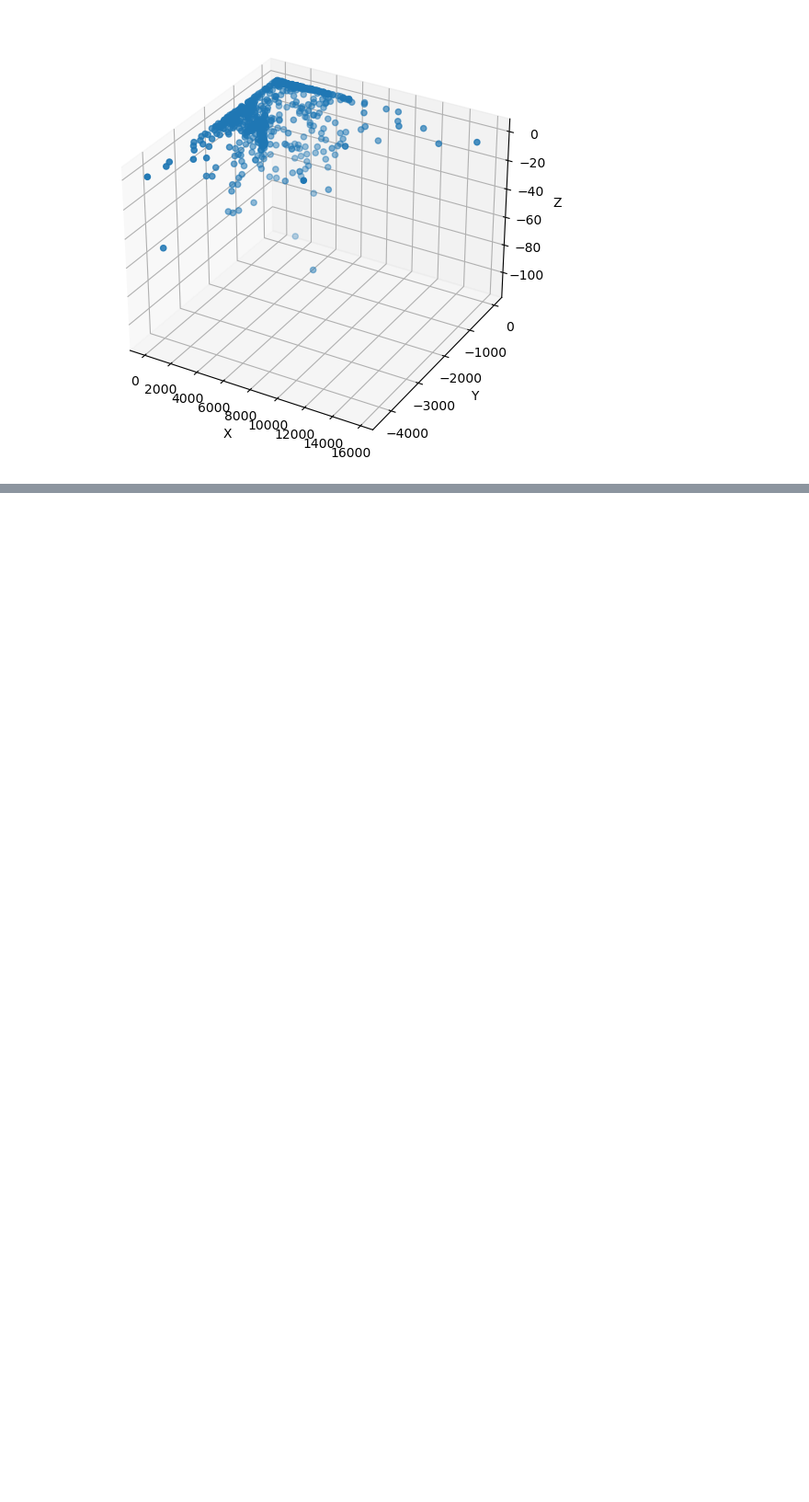
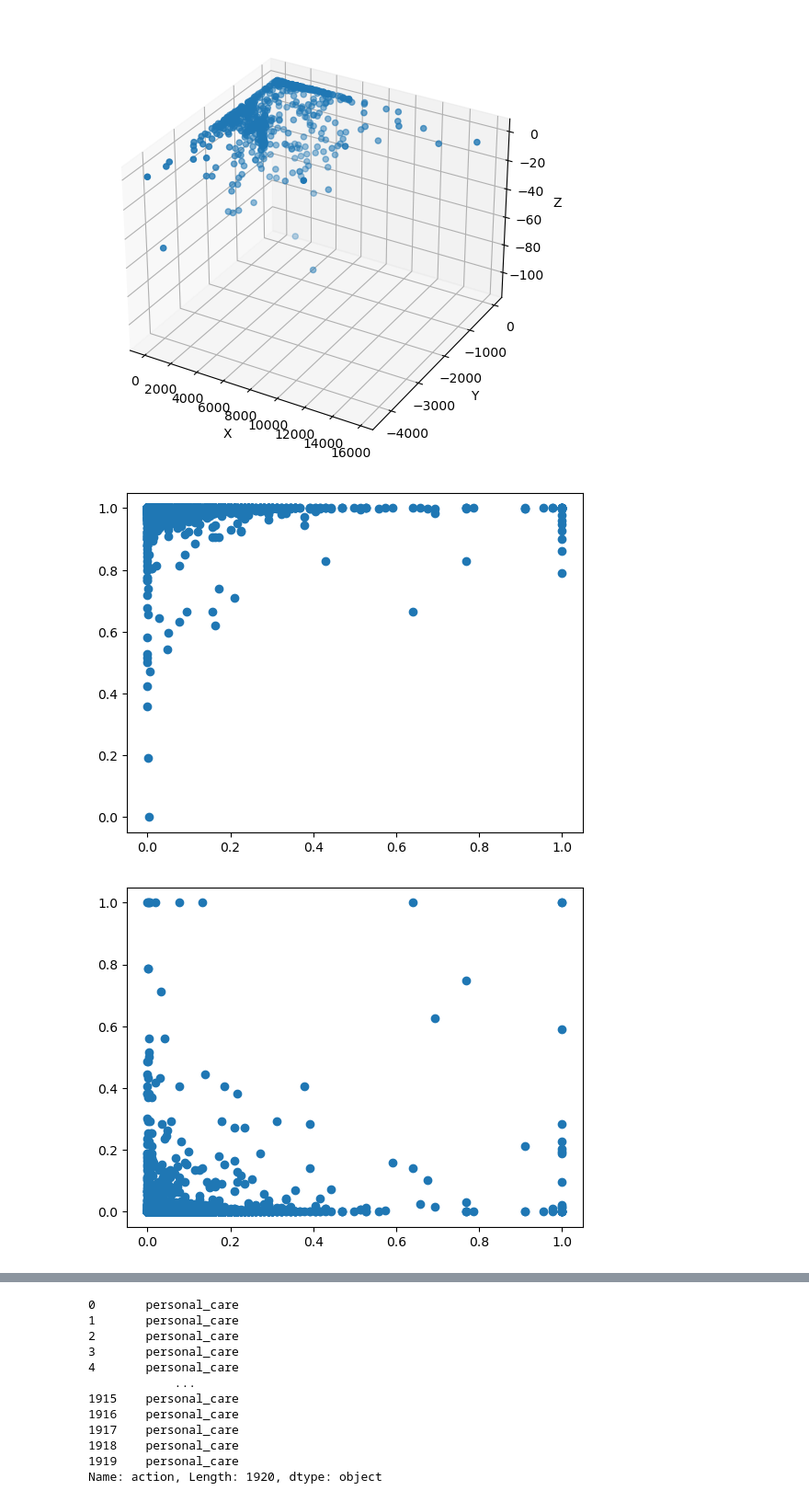
Before and after one commit to ianpark318/ETRI2023, a Jupyter notebook: EDA_minseong.ipynb, the cells around one changed output, grey strips where cells are left out. Shown at 92% size. Drawn from its saved outputs; the diff is of its cells as text; code cells hidden in the pictures; blank space fills up the shorter version.

```diff
--- a/EDA_minseong.ipynb
+++ b/EDA_minseong.ipynb
@@ -463,3 +469,38 @@ plot_Acc_ftt_3d(df_e4Acc_fir, 199)
 # %% [output]
 [figure]
 [figure]
+# %%
+def plot_Acc_ftt_2d(df, i):
+    fig = plt.figure()
+    fs = 1000
+    dt = 1/fs
+
+    spl_x = splrep(df[i]["timestamp"], df[i]["x"])
+    spl_y = splrep(df[i]["timestamp"], df[i]["y"])
+    spl_z = splrep(df[i]["timestamp"], df[i]["z"])
+
+
+    X, Y, Z = splev(df_e4Acc_fir[i]['x'], spl_x), splev(df_e4Acc_fir[i]['y'],spl_y), splev(df_e4Acc_fir[i]['z'], spl_z)
+    actions = df_e4Acc_fir[i]['action']
+
+    acc = {
+        'X' : minmax_scale(X),
+        'Y' : minmax_scale(Y),
+        'Z' : minmax_scale(Z),
+        'actions' : actions
+    }
+
+    plt.scatter(acc['X'], acc['Y'])
+    plt.show()
+
+    plt.scatter(acc['X'], acc['Z'])
+    plt.show()
+
+    plt.scatter(acc['Y'], acc['Z'])
+    plt.show()
+# %%
+plot_Acc_ftt_2d(df_e4Acc_fir, 3)
+df_e4Acc_fir[3]['action']
+# %% [output]
+[figure, added]
+[figure, added]
@@ -465,0 +508,12 @@ plot_Acc_ftt_3d(df_e4Acc_fir, 199)
+0       personal_care
+1       personal_care
+2       personal_care
+3       personal_care
+4       personal_care
+            ...
+1915    personal_care
+1916    personal_care
+1917    personal_care
+1918    personal_care
+1919    personal_care
+Name: action, Length: 1920, dtype: object
```
Also changed, not shown: parts of 29 cells of this notebook.
